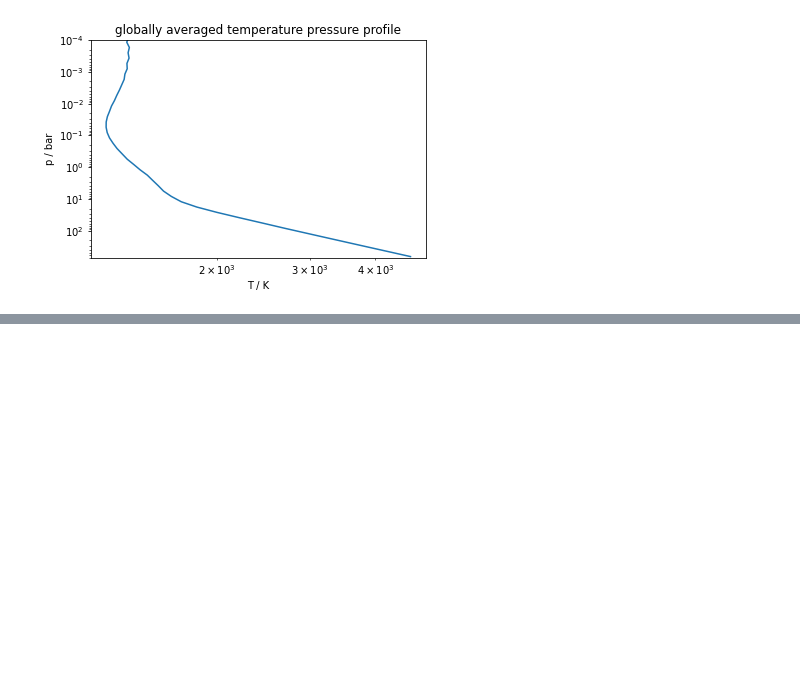
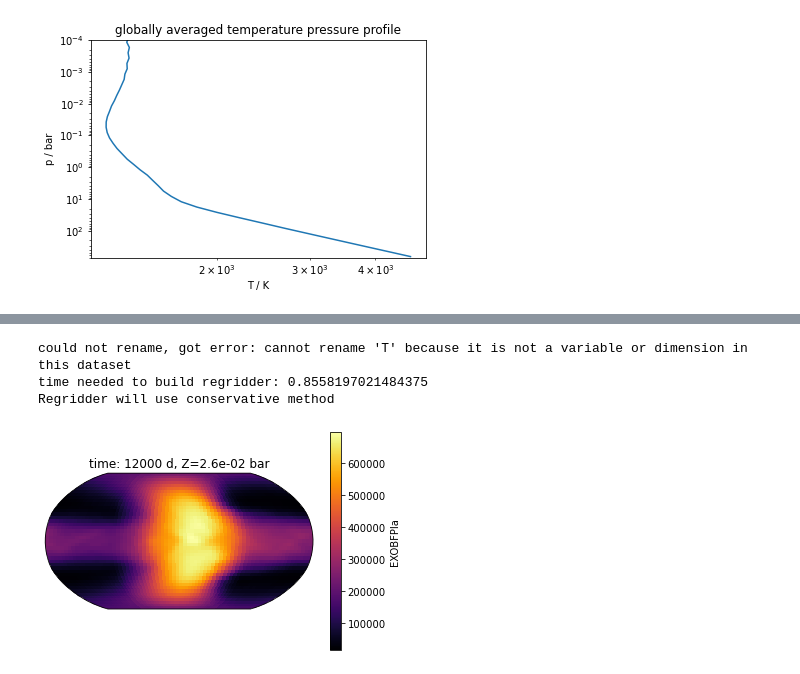
Before and after one commit to AaronDavidSchneider/cubedsphere, a Jupyter notebook: doc/source/notebooks/example.ipynb, the cells around one changed output, grey strips where cells are left out. Cells and saved outputs as stored; diff of their text form; code cells hidden in the pictures; blank space fills up the shorter version.

```diff
--- a/doc/source/notebooks/example.ipynb
+++ b/doc/source/notebooks/example.ipynb
@@ -113,0 +128,25 @@ plt.show()
+# %%
+# Note: Not needed, since already part of cubedsphere package, this is shown only to demonstrate how it works
+extra_variables = dict(EXOBFPla=dict(dims=['k_p1', 'j', 'i'],
+                                            attrs=dict(standard_name='EXOBFPla', long_name='Bolometric Planetary Flux',
+                                                       units='W/m2')))
+# %%
+# open Dataset using xmitgcm (see docs for xmitgcm.open_mdsdataset for more details)
+ds_ascii, grid = cs.open_ascii_dataset(outdir_ascii, iters=[41472000], prefix = ["EXOBFPla"], extra_variables=extra_variables)
+# regrid dataset
+regrid = cs.Regridder(ds_ascii, grid)
+ds = regrid()
+# (optional) converts wind, temperature and stuff
+ds = cs.exorad_postprocessing(ds, outdir=outdir_ascii)
+# %% [output]
+could not rename, got error: cannot rename 'T' because it is not a variable or dimension in this dataset
+time needed to build regridder: 0.8558197021484375
+Regridder will use conservative method
+# %%
+# Plot planetary emission:
+ax = plt.axes(projection=ccrs.Robinson())
+ds.EXOBFPla.isel(time=-1, Zp1=-1).plot(transform = ccrs.PlateCarree(), ax=ax, cmap=plt.get_cmap('inferno'))
+ax.set_title('time: {:.0f} d, Z={:.1e} bar'.format(data.time.values,data.Z.values))
+plt.show()
+# %% [output]
+[figure, added]
```
Also changed, not shown: parts of 6 cells of this notebook.
